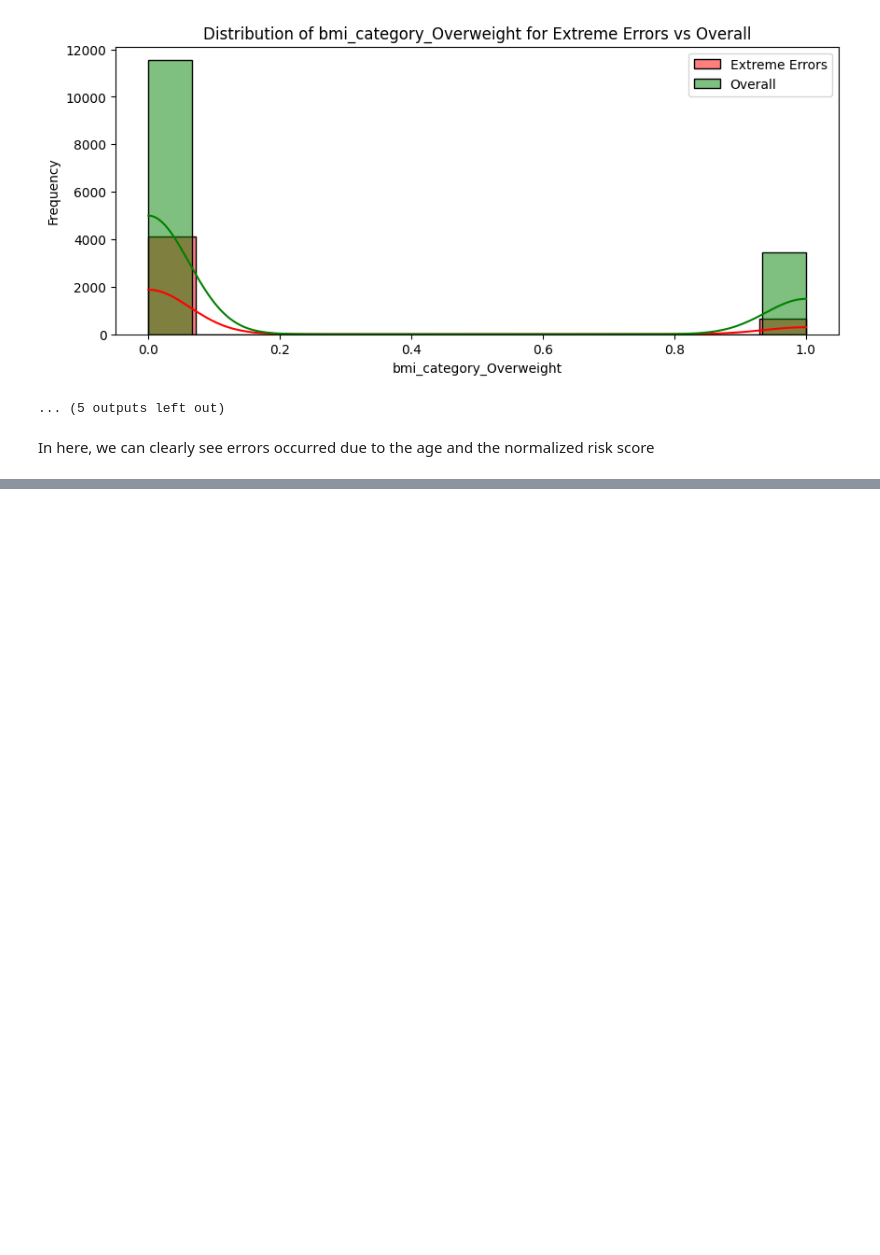
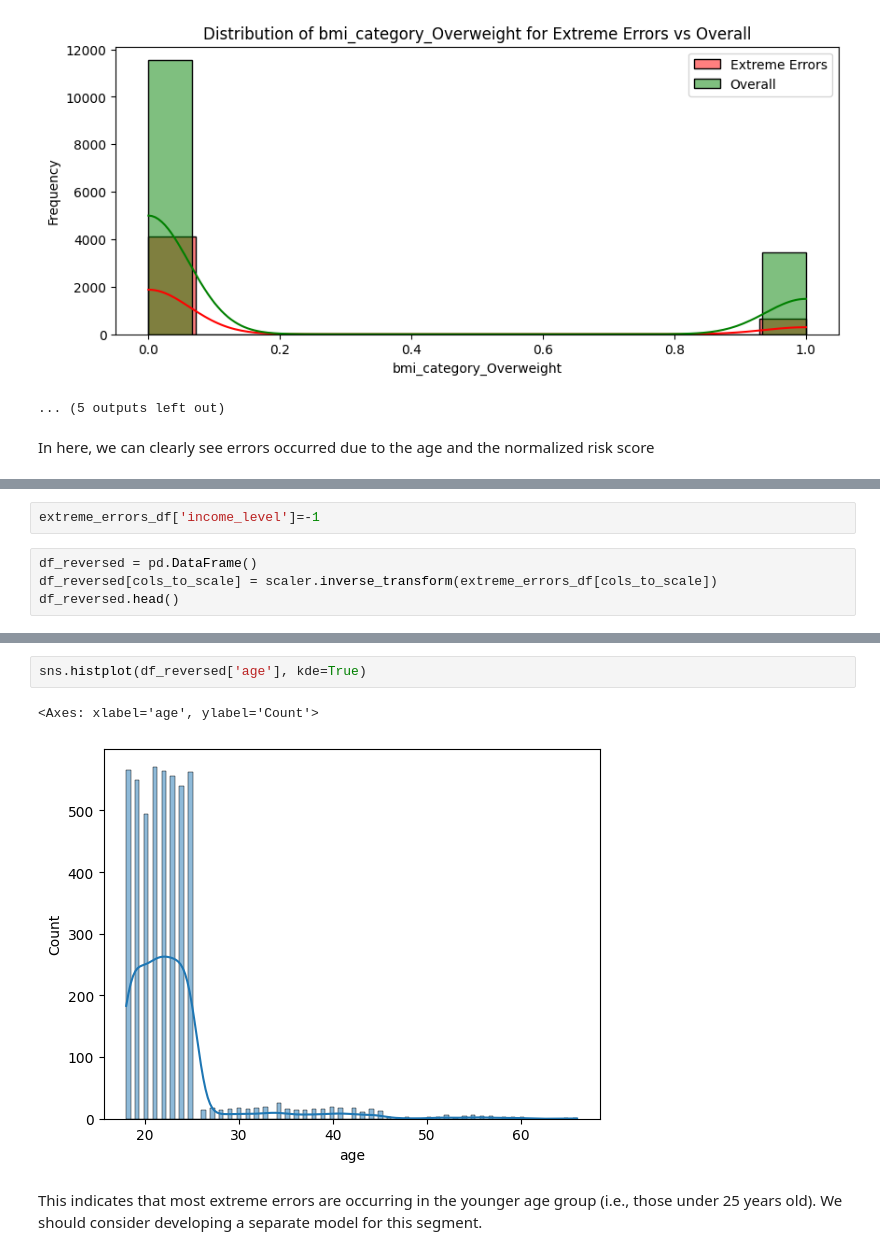
Before and after one commit to ByteMeRadi/Healthcare-Premium-Prediction-App, a Jupyter notebook: data_cleaning/ml_premium_prediction.ipynb, the cells around one changed output, grey strips where cells are left out. Saved outputs shown, nothing was run; the diff lists cells and outputs as text; blank space fills up the shorter version.

Commit message:
Reverse scaled and found out the age group

```diff
--- a/data_cleaning/ml_premium_prediction.ipynb
+++ b/data_cleaning/ml_premium_prediction.ipynb
@@ -889,0 +903,6 @@ In here, we can clearly see errors occurred due to the age and the normalized ri
+# %%
+extreme_errors_df['income_level']=-1
+# %%
+df_reversed = pd.DataFrame()
+df_reversed[cols_to_scale] = scaler.inverse_transform(extreme_errors_df[cols_to_scale])
+df_reversed.head()
@@ -889,0 +928,7 @@ In here, we can clearly see errors occurred due to the age and the normalized ri
+# %%
+sns.histplot(df_reversed['age'], kde=True)
+# %% [output]
+<Axes: xlabel='age', ylabel='Count'>
+[figure, added]
+# %% [markdown]
+This indicates that most extreme errors are occurring in the younger age group (i.e., those under 25 years old). We should consider developing a separate model for this segment.
```
Also changed, not shown: parts of 5 cells of this notebook.
